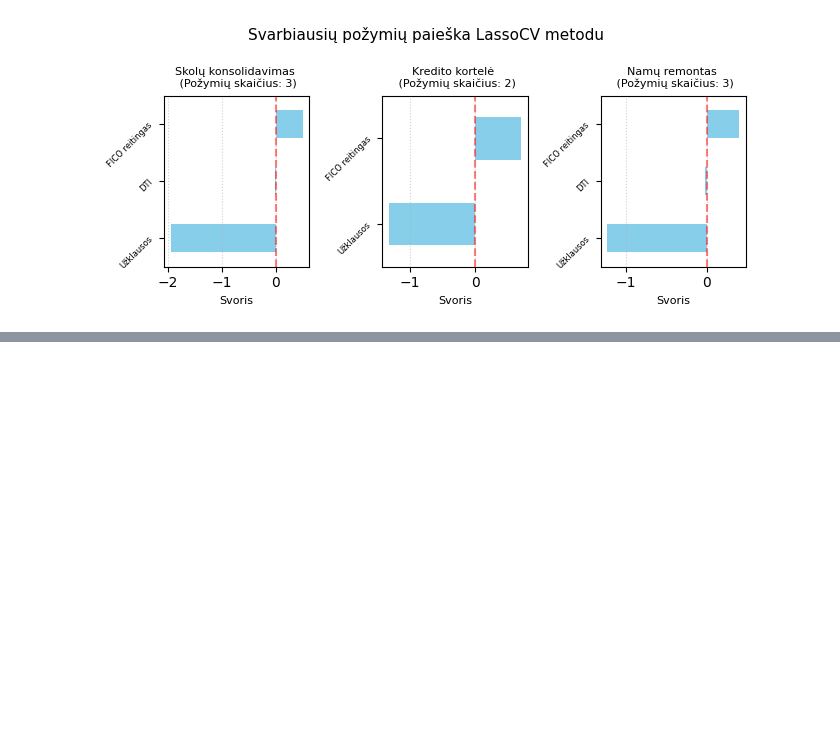
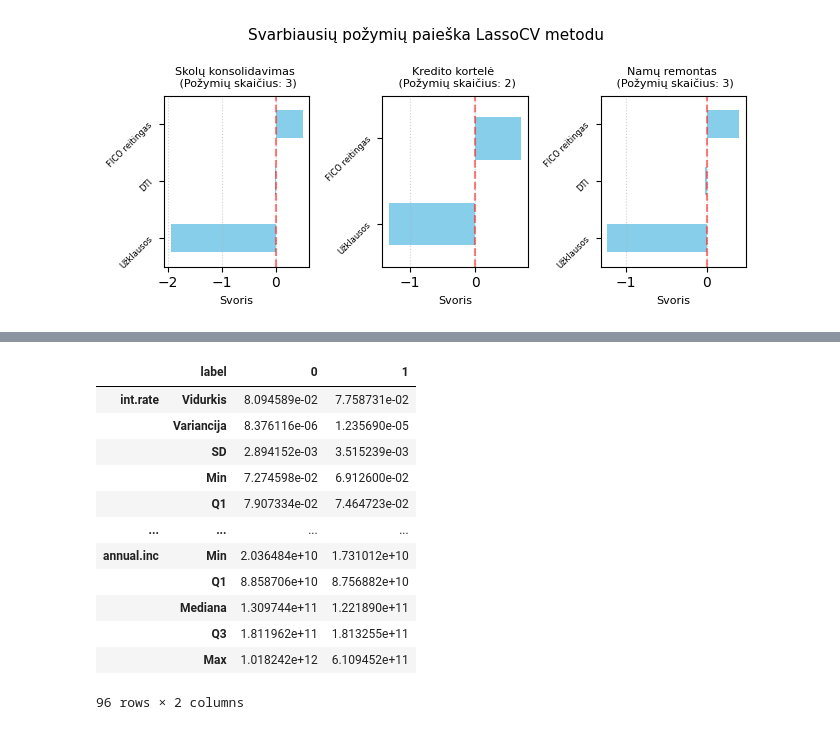
Before and after one commit to EvelinaDu/Papildomi_duomenu_vizualizavimo_skyriai, a Jupyter notebook: 3_laboratorinis/main.ipynb, the cells around one changed output, grey strips where cells are left out. Cells and saved outputs as stored; diff of their text form; code cells hidden in the pictures; blank space fills up the shorter version.

```diff
--- a/3_laboratorinis/main.ipynb
+++ b/3_laboratorinis/main.ipynb
@@ -263,0 +329,16 @@ Atmesti požymiai: ['days.with.cr.line', 'revol.bal', 'revol.util', 'delinq.2yrs
+# %%
+get_characteristic_table(data_w_clusters_credit)
+# %% [output]
+|  | label | 0 | 1 |
+| int.rate | Vidurkis | 8.094589e-02 | 7.758731e-02 |
+|  | Variancija | 8.376116e-06 | 1.235690e-05 |
+|  | SD | 2.894152e-03 | 3.515239e-03 |
+|  | Min | 7.274598e-02 | 6.912600e-02 |
+|  | Q1 | 7.907334e-02 | 7.464723e-02 |
+| ... | ... | ... | ... |
+| annual.inc | Min | 2.036484e+10 | 1.731012e+10 |
+|  | Q1 | 8.858706e+10 | 8.756882e+10 |
+|  | Mediana | 1.309744e+11 | 1.221890e+11 |
+|  | Q3 | 1.811962e+11 | 1.813255e+11 |
+|  | Max | 1.018242e+12 | 6.109452e+11 |
+96 rows × 2 columns
```
Also changed, not shown: parts of 7 cells of this notebook.
